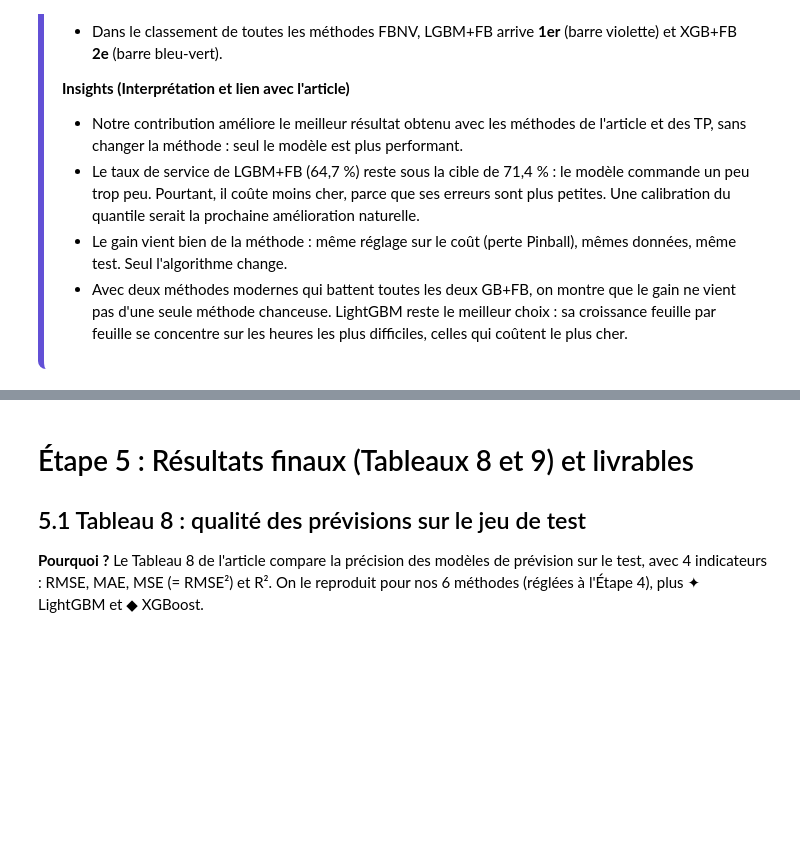
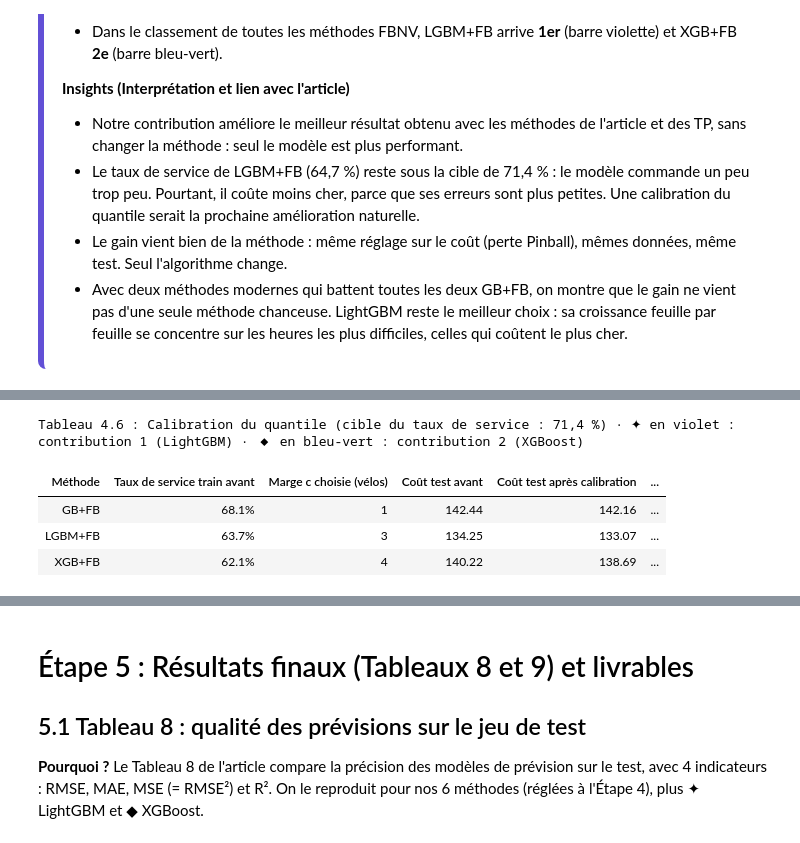
Before and after one commit to eliasbelme/eliasbelme.github.io, a Jupyter notebook: TP_GP27_FBNV.ipynb, the cells around one changed output, grey strips where cells are left out. Saved outputs shown, nothing was run; the diff lists cells and outputs as text; code cells hidden in the pictures; blank space fills up the shorter version.

Commit message:
Amélioration : calibration du quantile (section 4.6)
Co-Authored-By: Claude Opus 5.5 <noreply@anthropic.com>
Claude-Session: https://claude.ai/code/session_01GjMqzyf9n6pGueRQQH4w3a

```diff
--- a/TP_GP27_FBNV.ipynb
+++ b/TP_GP27_FBNV.ipynb
@@ -1236,0 +1250,37 @@ Tableau 4.5 : nos contributions (LGBM+FB, XGB+FB) contre GB+FB (meilleure métho
+# %%
+# ============================================================================
+# AMÉLIORATION : calibration du quantile (ajout d'une marge c choisie sur le train)
+# ============================================================================
+# Problème : nos modèles FBNV couvrent la demande moins souvent que la cible de 71,4 %.
+# Idée : q = prévision FBNV + c, avec c choisi sur le train (jamais sur le test).
+
+marges = np.arange(-10, 31, 1)                        # marges testées : de -10 à +30 vélos
+lignes_calib = []
+for nom, m, gs in [("GB+FB", "GB", gs_gb_fb), ("LGBM+FB", "LGBM", gs_lgbm_fb), ("XGB+FB", "XGB", gs_xgb_fb)]:
+    # 1) Prévisions « honnêtes » sur le train : chaque heure est prévue par un modèle qui ne l'a pas vue
+    q_cv = cross_val_predict(clone(gs.best_estimator_), Xtr, ytr, cv=kf)
+    # 2) et 3) Coût sur le train pour chaque marge c
+    couts_train = [cout(ytr, np.maximum(q_cv + c, 0)) for c in marges]
+    # 4) On garde la marge la moins chère
+    c_opt = marges[np.argmin(couts_train)]
+    # 5) On l'applique au test
+    q_cal = np.maximum(q_one[m] + c_opt, 0)
+    lignes_calib.append({"Méthode": nom,
+                         "Taux de service train avant": np.mean(ytr.values <= q_cv),
+                         "Marge c choisie (vélos)": c_opt,
+                         "Coût test avant": cout(yte, q_one[m]),
+                         "Coût test après calibration": cout(yte, q_cal),
+                         "Taux de service test avant": np.mean(yte.values <= q_one[m]),
+                         "Taux de service test après": np.mean(yte.values <= q_cal)})
+
+calib = pd.DataFrame(lignes_calib)
+calib["Gain"] = 1 - calib["Coût test après calibration"] / calib["Coût test avant"]
+tableau(calib, "Tableau 4.6 : Calibration du quantile (cible du taux de service : 71,4 %)",
+        {"Taux de service train avant": "{:.1%}", "Taux de service test avant": "{:.1%}",
+         "Taux de service test après": "{:.1%}", "Gain": "{:+.2%}"})
+# %% [output]
+Tableau 4.6 : Calibration du quantile (cible du taux de service : 71,4 %) · ✦ en violet : contribution 1 (LightGBM) · ◆ en bleu-vert : contribution 2 (XGBoost)
+| Méthode | Taux de service train avant | Marge c choisie (vélos) | Coût test avant | Coût test après calibration | ... |
+| GB+FB | 68.1% | 1 | 142.44 | 142.16 | ... |
+| LGBM+FB | 63.7% | 3 | 134.25 | 133.07 | ... |
+| XGB+FB | 62.1% | 4 | 140.22 | 138.69 | ... |
```
Also changed, not shown: parts of 5 cells of this notebook, 4 other files.
